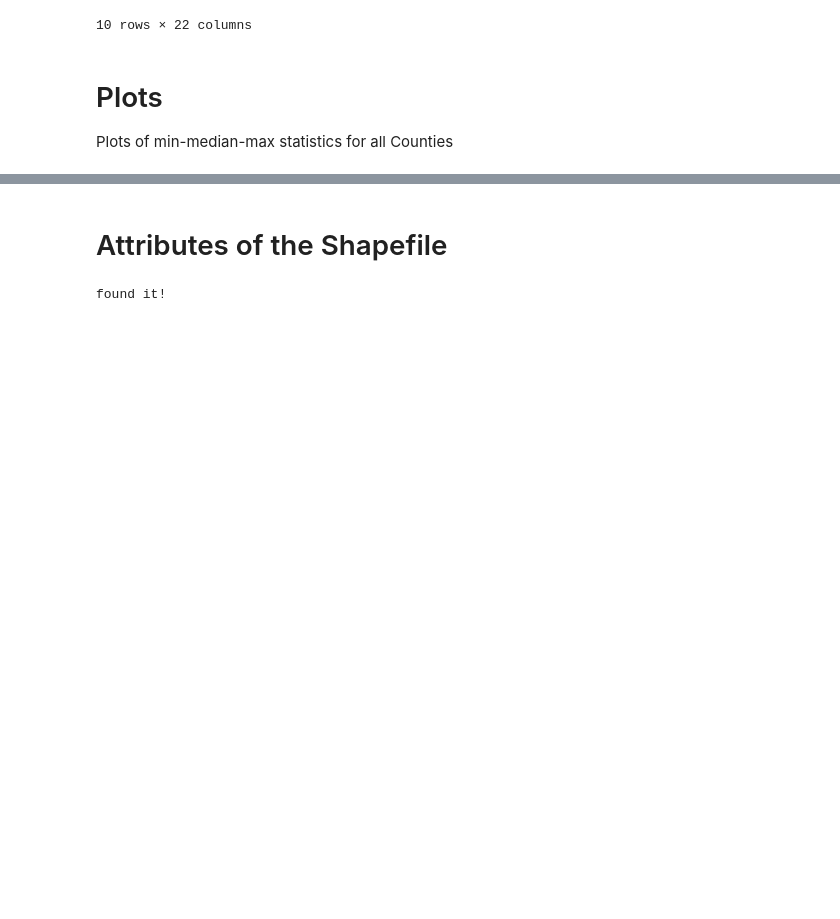
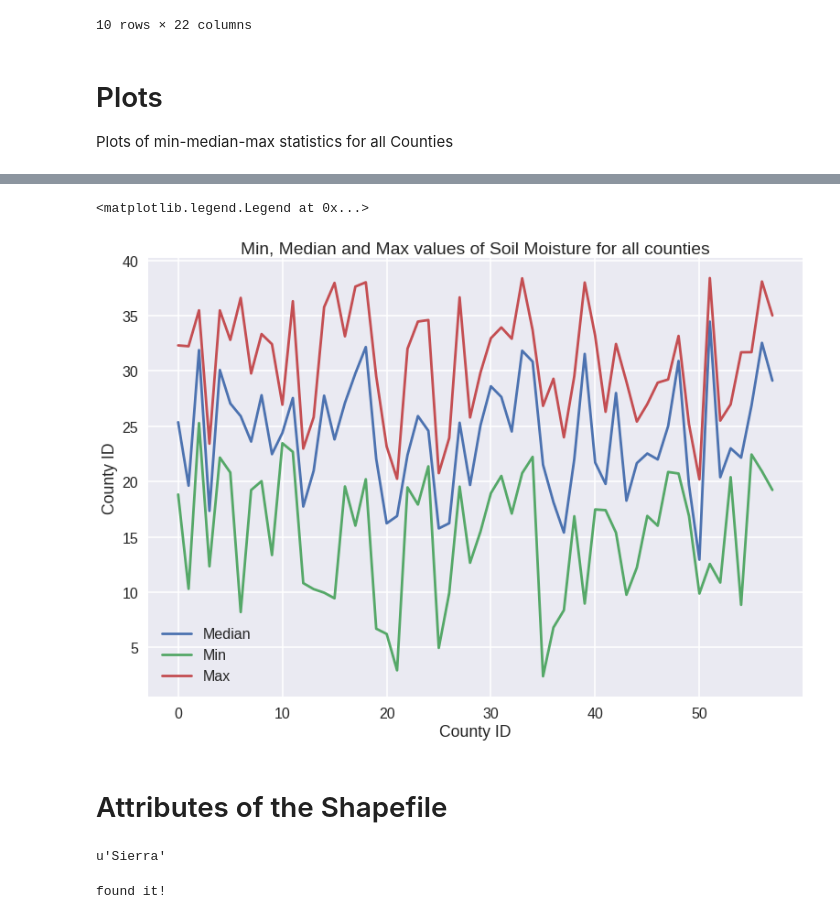
Before and after one commit to solomonvimal/UCLA-Hydro, a Jupyter notebook: MRPI/JupyterNotebooks/VIC_archive.ipynb, the cells around one changed output, grey strips where cells are left out. Drawn from its saved outputs; the diff is of its cells as text; code cells hidden in the pictures; blank space fills up the shorter version.

```diff
--- a/MRPI/JupyterNotebooks/VIC_archive.ipynb
+++ b/MRPI/JupyterNotebooks/VIC_archive.ipynb
@@ -505,4 +439,44 @@ plt.legend()
+# %%
+# Raster Stats from the county shapefiles and the Soil Moisture Layer
+shp1 = '/home2/svimal/Github/CA_drought/data/Spatial/CA_counties/CA_counties_WGS.shp'
+ras = '/home2/svimal/Github/UCLA-Hydro/MRPI/Images/sm_clipped.tif'
+#ras = '/home2/svimal/Github/UCLA-Hydro/MRPI/Images/sm.asc'
+
+stats = rasterstats.zonal_stats(shp1, ras, stats="min max median majority sum")
+#print(stats)
+len(stats)
+type(stats)
+
+medians = []
+for i in range(len(stats)):
+    medians.append(stats[i]["median"])
+# medians
+plt.ylabel("Median value of Soil Moisture"); plt.xlabel("County ID")
+plt.plot(medians, label="Median")
+
+maxs = []
+for i in range(len(stats)):
+    maxs.append(stats[i]["max"])
+
+
+mins = []
+for i in range(len(stats)):
+    mins.append(stats[i]["min"])
+plt.plot(mins, label="Min")
+
+    # medians
+plt.title("Min, Median and Max values of Soil Moisture for all counties"); plt.ylabel("County ID")
+plt.plot(maxs, label="Max")
+plt.legend()
+# %% [output]
+<matplotlib.legend.Legend at 0x...>
+[figure, added]
 # %% [markdown]
 # Attributes of the Shapefile
+# %%
+len(medians)
+shp["NAME"][i]
+# %% [output]
+u'Sierra'
 # %%
 # List of Properties of the shapefile that can be queried
```
Also changed, not shown: parts of 18 cells of this notebook.
